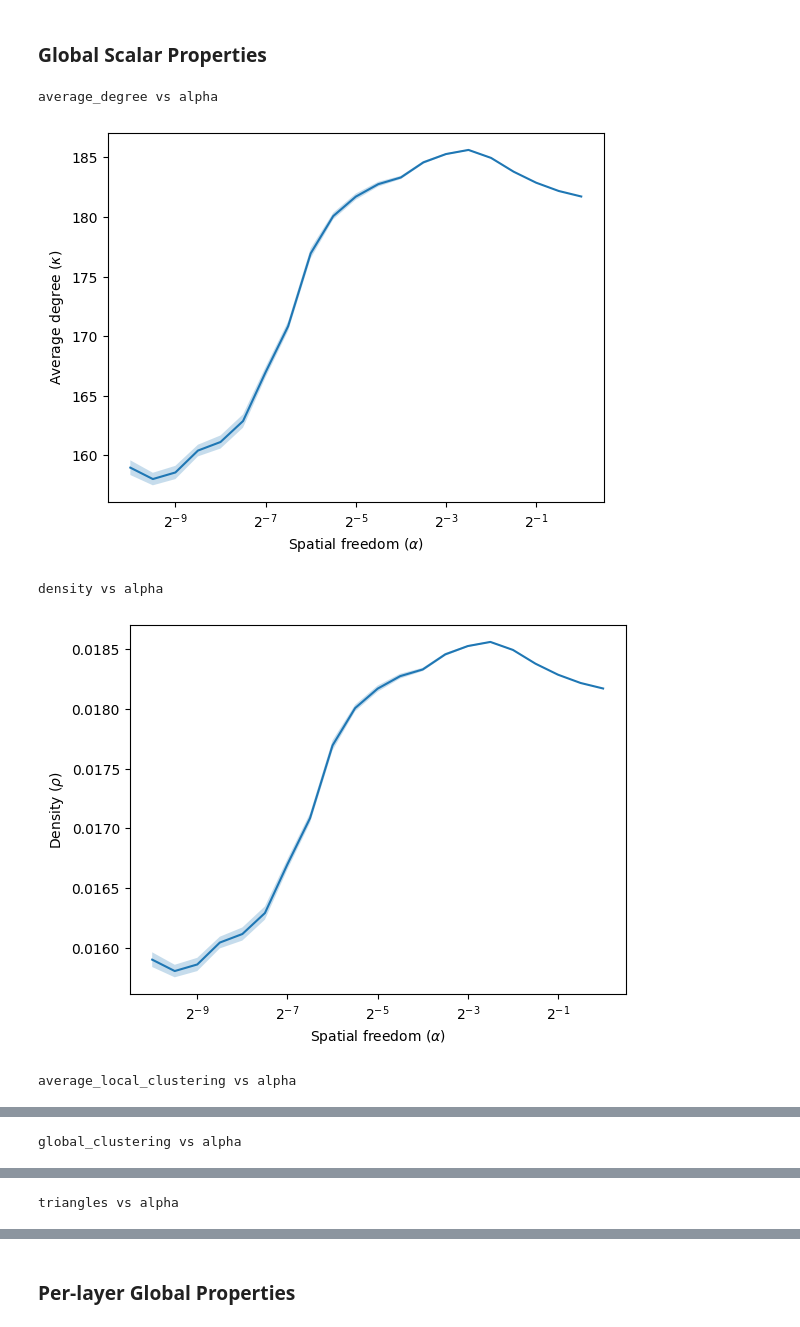
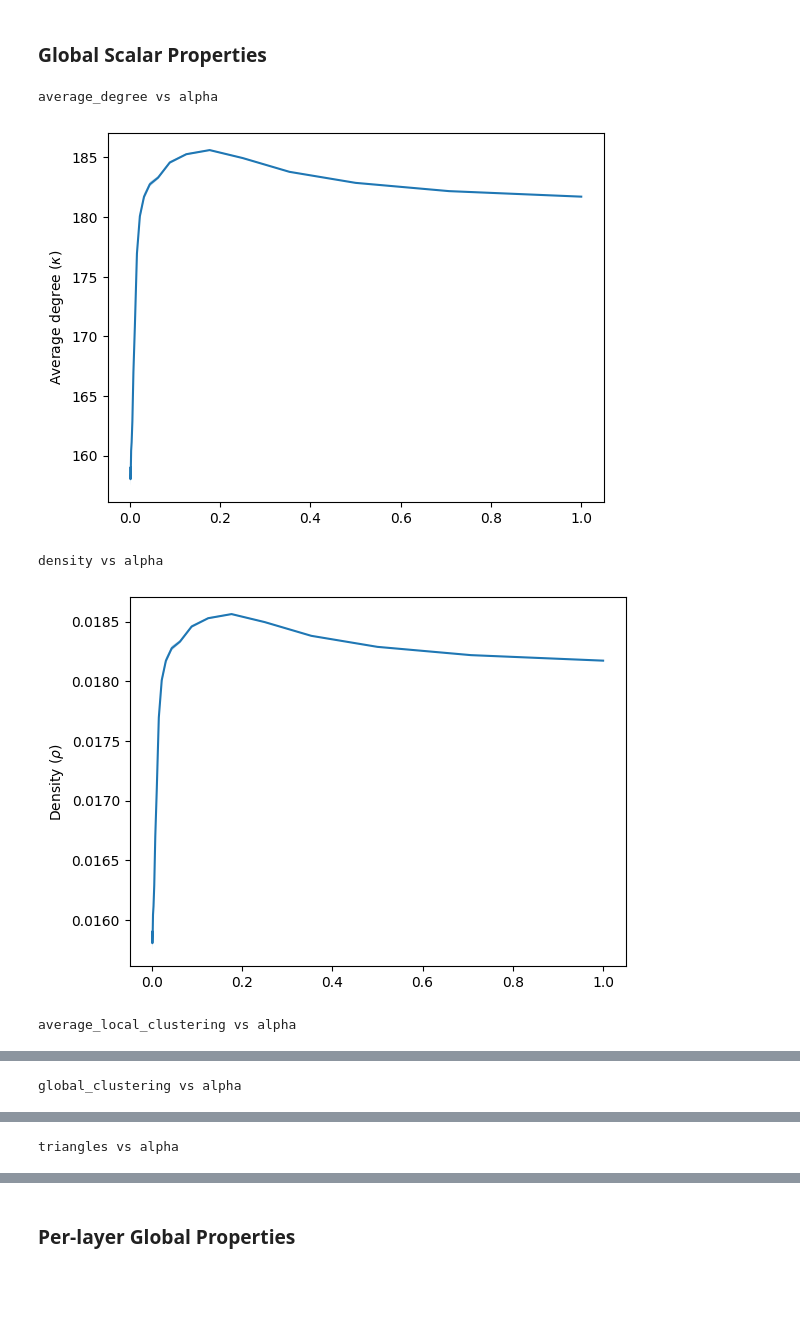
Before and after one commit to IrinaMonaEpure/MARS, a Jupyter notebook: notebooks/server_experiments.ipynb, the cells around one changed output, grey strips where cells are left out. Drawn from its saved outputs; the diff is of its cells as text; code cells hidden in the pictures; blank space fills up the shorter version.

```diff
--- a/notebooks/server_experiments.ipynb
+++ b/notebooks/server_experiments.ipynb
@@ -69,37 +69,37 @@ global_props = [
 for prop in global_props:
     print(f"{prop.name.lower()} vs alpha")
 
     means = np.array([results[a][prop][0] for a in alphas])
     #stds = np.array([results[a][prop][1] for a in alphas])
     ses = np.array([results[a][prop][2] for a in alphas])
 
     fig, ax = plt.subplots()
 
     ax.plot(alphas, means)
 
     ax.fill_between(
         alphas,
         means - ses, #stds,
         means + ses, #stds,
         alpha=0.25,
     )
 
     #ax.set_title(f"{label} vs {alpha_label}")
-    ax.set_xscale("log", base=2)
-    ax.set_xlabel(alpha_label)
+    #ax.set_xscale("log", base=2)
+    #ax.set_xlabel(alpha_label)
 
     label = prop_labels.get(prop, prop.name.lower())
     ax.set_ylabel(label)
 
     plt.savefig(
-        plot_dir / f"{prop.name.lower()}_vs_alpha_log.png",
+        plot_dir / f"{prop.name.lower()}_vs_alpha.png",
         bbox_inches="tight",
     )
 
     plt.show()
 # %% [output]
 average_degree vs alpha
-[figure, old version]
+[figure, new version]
 density vs alpha
-[figure, old version]
+[figure, new version]
 average_local_clustering vs alpha
```
Also changed, not shown: parts of 12 cells of this notebook, 14 other files.
